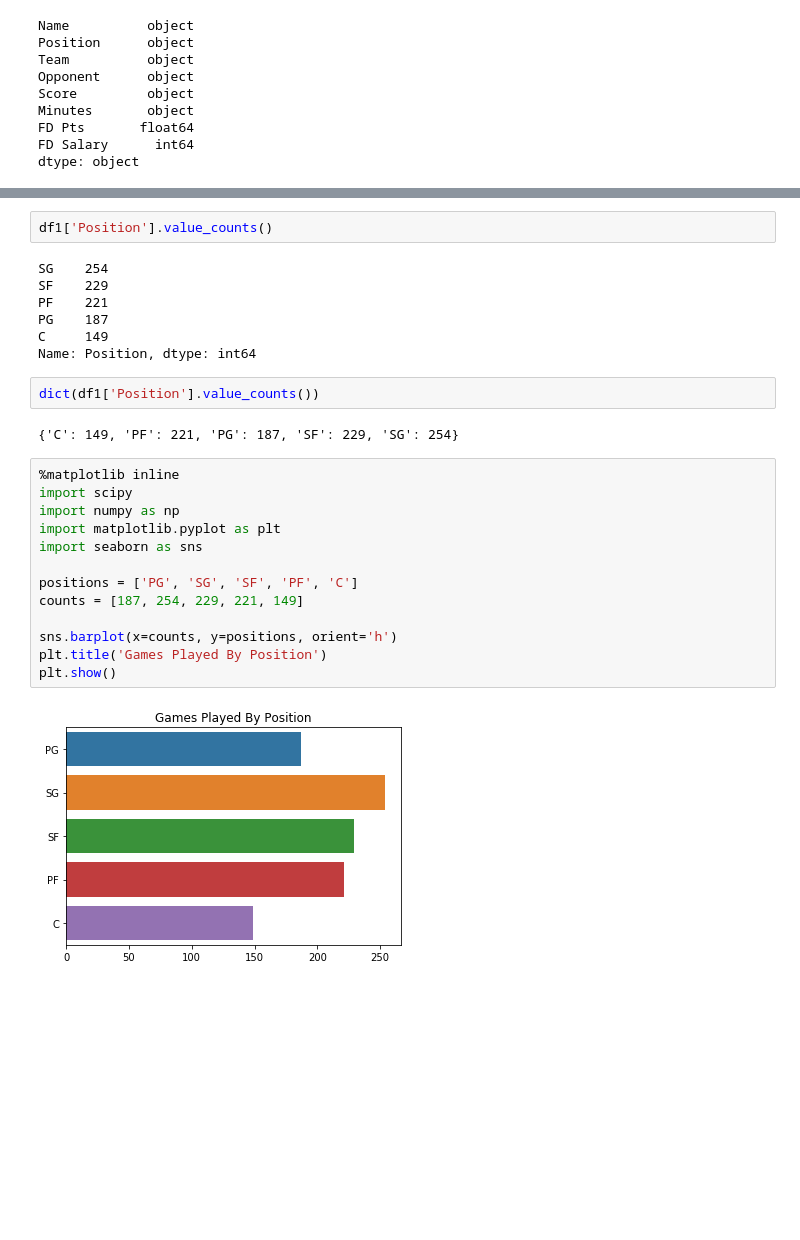
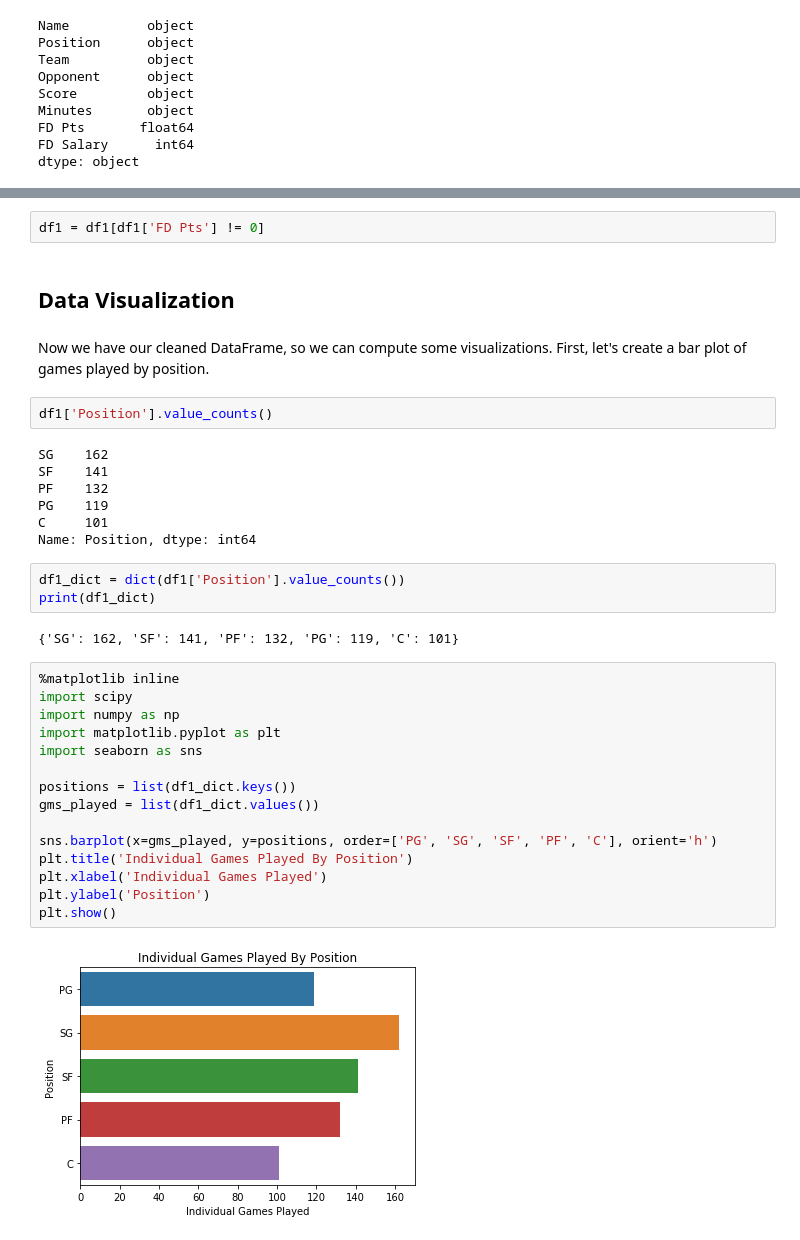
Before and after one commit to rakeshbhatia/thinkful, a Jupyter notebook: 5.2.4 APIs.ipynb, the cells around one changed output, grey strips where cells are left out. Saved outputs shown, nothing was run; the diff lists cells and outputs as text; blank space fills up the shorter version.

```diff
--- a/5.2.4 APIs.ipynb
+++ b/5.2.4 APIs.ipynb
@@ -719,28 +725,37 @@ dtype: object
+# %%
+df1 = df1[df1['FD Pts'] != 0]
+# %% [markdown]
+## Data Visualization
+# %% [markdown]
+Now we have our cleaned DataFrame, so we can compute some visualizations. First, let's create a bar plot of games played by position.
 # %%
 df1['Position'].value_counts()
 # %% [output]
-SG    254
-SF    229
-PF    221
-PG    187
-C     149
+SG    162
+SF    141
+PF    132
+PG    119
+C     101
 Name: Position, dtype: int64
 # %%
-dict(df1['Position'].value_counts())
+df1_dict = dict(df1['Position'].value_counts())
+print(df1_dict)
 # %% [output]
-{'C': 149, 'PF': 221, 'PG': 187, 'SF': 229, 'SG': 254}
+{'SG': 162, 'SF': 141, 'PF': 132, 'PG': 119, 'C': 101}
 # %%
 %matplotlib inline
 import scipy
 import numpy as np
 import matplotlib.pyplot as plt
 import seaborn as sns
 
-positions = ['PG', 'SG', 'SF', 'PF', 'C']
-counts = [187, 254, 229, 221, 149]
+positions = list(df1_dict.keys())
+gms_played = list(df1_dict.values())
 
-sns.barplot(x=counts, y=positions, orient='h')
-plt.title('Games Played By Position')
+sns.barplot(x=gms_played, y=positions, order=['PG', 'SG', 'SF', 'PF', 'C'], orient='h')
+plt.title('Individual Games Played By Position')
+plt.xlabel('Individual Games Played')
+plt.ylabel('Position')
 plt.show()
 # %% [output]
-[figure, old version]
+[figure, new version]
```
Also changed, not shown: parts of 17 cells of this notebook.
